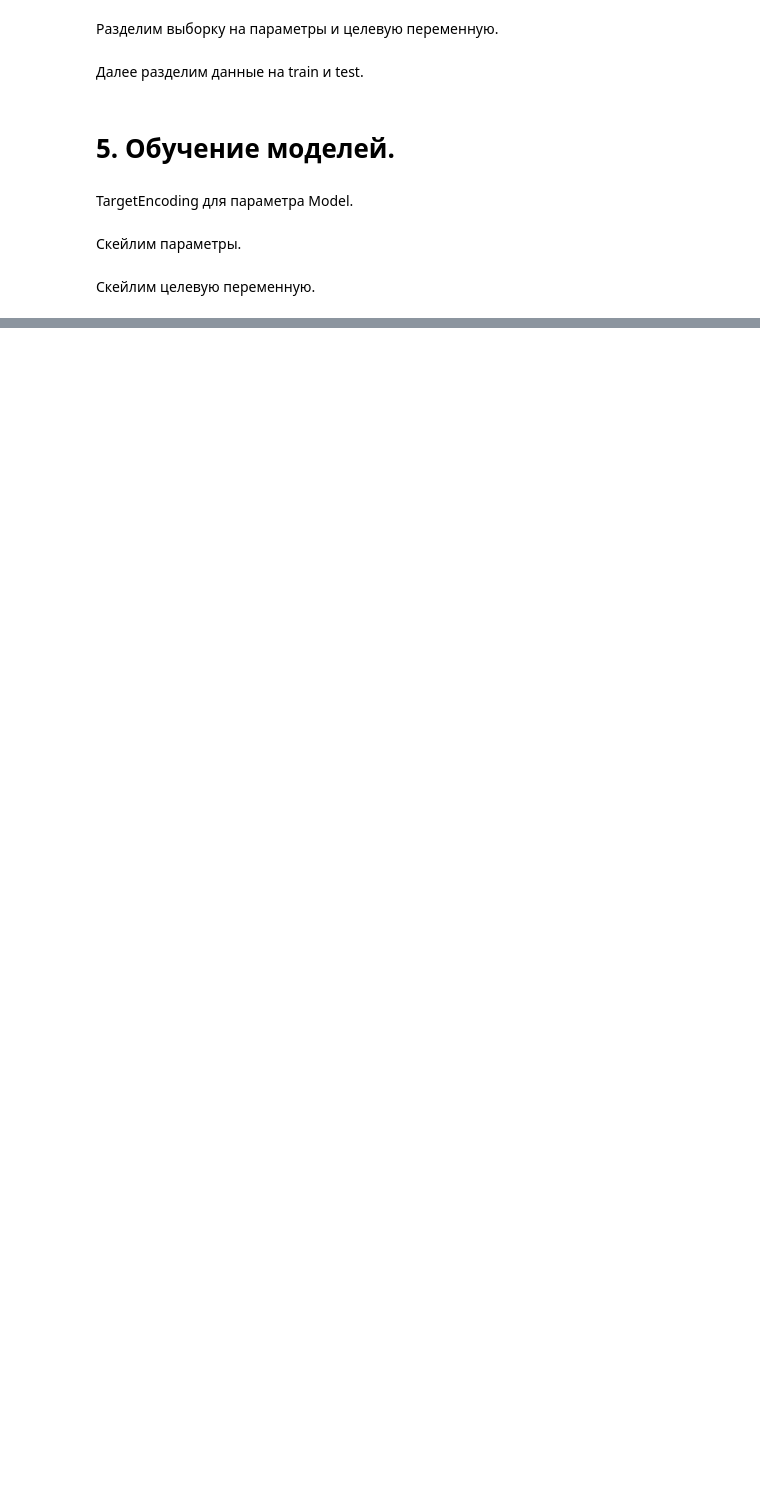
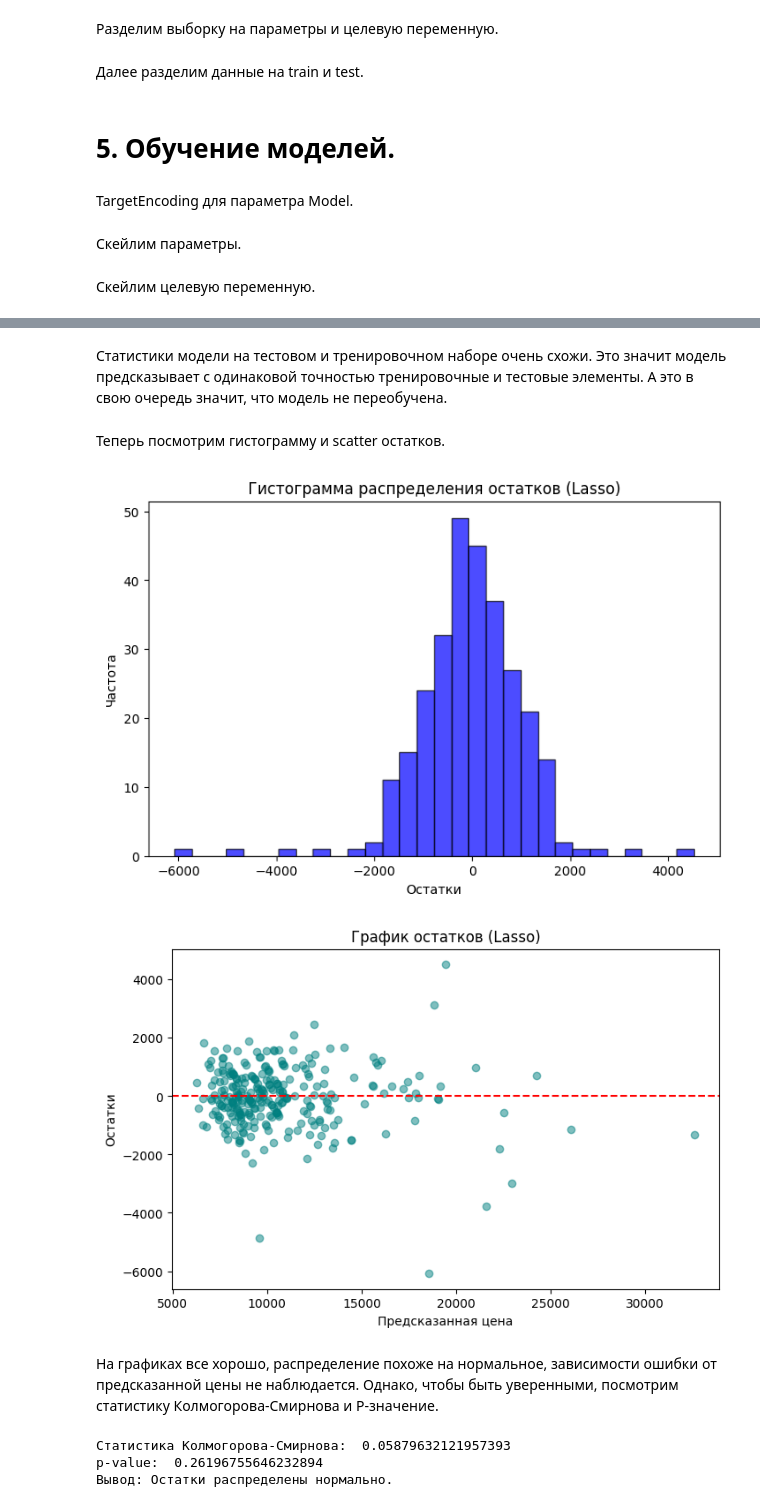
Before and after one commit to Staniskhan/ML_course, a Jupyter notebook: hw04/hw04linreg.ipynb, the cells around one changed output, grey strips where cells are left out. Drawn from its saved outputs; the diff is of its cells as text; code cells hidden in the pictures; blank space fills up the shorter version.

Commit message:
Do linear regression homework.

```diff
--- a/hw04/hw04linreg.ipynb
+++ b/hw04/hw04linreg.ipynb
@@ -276,7 +278,7 @@ df[df['CC'] > 15000]
 # %% [markdown]
 Явно в таком автомобиле не будет двигателя такого объема. Об этом нам также говорит и 1.6 в названии авто. Так что это опечатка, исправим.
 # %%
-df.at[df[df['CC'] > 15000].index, 'engine_volume'] = 1600
+df.loc[df['CC'] > 15000, 'CC'] = 1600
 # %% [markdown]
 В признаке Weights видим много выбросов, длинный хвост. Попробуем прологарифмировать.
 # %%
@@ -313,6 +315,7 @@ y = df["Price"].copy()
 Далее разделим данные на train и test.
 # %%
 X_train, X_test, y_train, y_test = train_test_split(X, y, test_size=0.2, train_size=0.8, random_state=42)
+y_test = np.expm1(y_test)
 # %% [markdown]
 # 5. Обучение моделей.
 # %% [markdown]
@@ -332,4 +335,4 @@ X_test = X_scaler.transform(X_test)
 # %%
 y_scaler = MinMaxScaler()
 y_train = y_scaler.fit_transform(np.array(y_train).reshape(-1, 1))
-y_test = y_scaler.transform(np.array(y_test).reshape(-1, 1))
+# y_test = y_scaler.transform(np.array(y_test).reshape(-1, 1))
@@ -335,0 +356,16 @@ y_test = y_scaler.transform(np.array(y_test).reshape(-1, 1))
+# %%
+blr = LinearRegression(n_jobs=8) # basic linear regression
+blr.fit(X_train, y_train)
+
+rgs = GridSearchCV(Ridge(), {'alpha': np.arange(0.0001, 0.1, 0.005)}, cv=5, n_jobs=10) # ridge linear regression
+rgs.fit(X_train, y_train)
+
+lgs = GridSearchCV(Lasso(), {'alpha': np.arange(0.0001, 0.1, 0.005)}, cv=5, n_jobs=10) # lasso linear regression
+lgs.fit(X_train, y_train)
+
+engs = GridSearchCV(ElasticNet(), {'alpha': np.arange(0.0001, 0.1, 0.005), 'l1_ratio': np.arange(0.1, 1, 0.1)}, cv=5, n_jobs=10) # elastic net linear regression
+engs.fit(X_train, y_train)
+
+rlr = rgs.best_estimator_
+llr = lgs.best_estimator_
+enlr = engs.best_estimator_
@@ -335,0 +466,45 @@ y_test = y_scaler.transform(np.array(y_test).reshape(-1, 1))
+# %% [markdown]
+Статистики модели на тестовом и тренировочном наборе очень схожи. Это значит модель предсказывает с одинаковой точностью тренировочные и тестовые элементы. А это в свою очередь значит, что модель не переобучена.
+# %% [markdown]
+Теперь посмотрим гистограмму и scatter остатков.
+# %%
+y_test_flat = np.array(y_test).flatten()
+y_pred_flat = np.array(y_pred_llr).flatten()
+
+residuals = y_test_flat - y_pred_flat
+
+plt.figure(figsize=(8, 5))
+plt.hist(residuals, bins=30, color='blue', alpha=0.7, edgecolor='black')
+plt.title('Гистограмма распределения остатков (Lasso)')
+plt.xlabel('Остатки')
+plt.ylabel('Частота')
+plt.show()
+
+plt.figure(figsize=(8, 5))
+plt.scatter(y_pred_flat, residuals, alpha=0.5, color='teal')
+plt.axhline(y=0, color='red', linestyle='--')
+plt.xlabel('Предсказанная цена')
+plt.ylabel('Остатки')
+plt.title('График остатков (Lasso)')
+plt.show()
+# %% [output]
+[figure, added]
+[figure, added]
+# %% [markdown]
+На графиках все хорошо, распределение похоже на нормальное, зависимости ошибки от предсказанной цены не наблюдается. Однако, чтобы быть уверенными, посмотрим статистику Колмогорова-Смирнова и P-значение.
+# %%
+res_std = (residuals - np.mean(residuals)) / np.std(residuals)
+
+ks_statistic, p_value = kstest(res_std, 'norm')
+
+print('Статистика Колмогорова-Смирнова: ', ks_statistic)
+print('p-value: ', p_value)
+
+if p_value > 0.05:
+    print("Вывод: Остатки распределены нормально.")
+else:
+    print("Вывод: Остатки НЕ распределены нормально.")
+# %% [output]
+Статистика Колмогорова-Смирнова:  0.05879632121957393
+p-value:  0.26196755646232894
+Вывод: Остатки распределены нормально.
```
Also changed, not shown: parts of 10 cells of this notebook.
